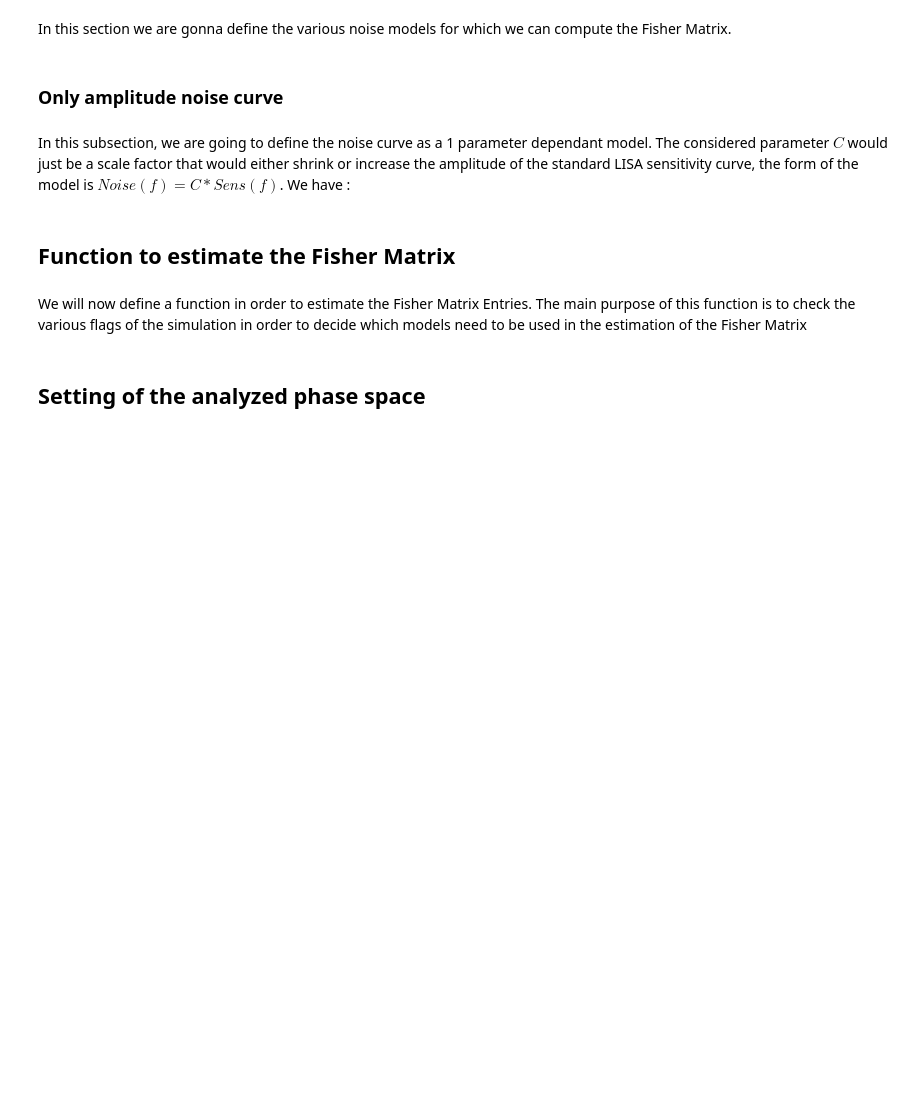
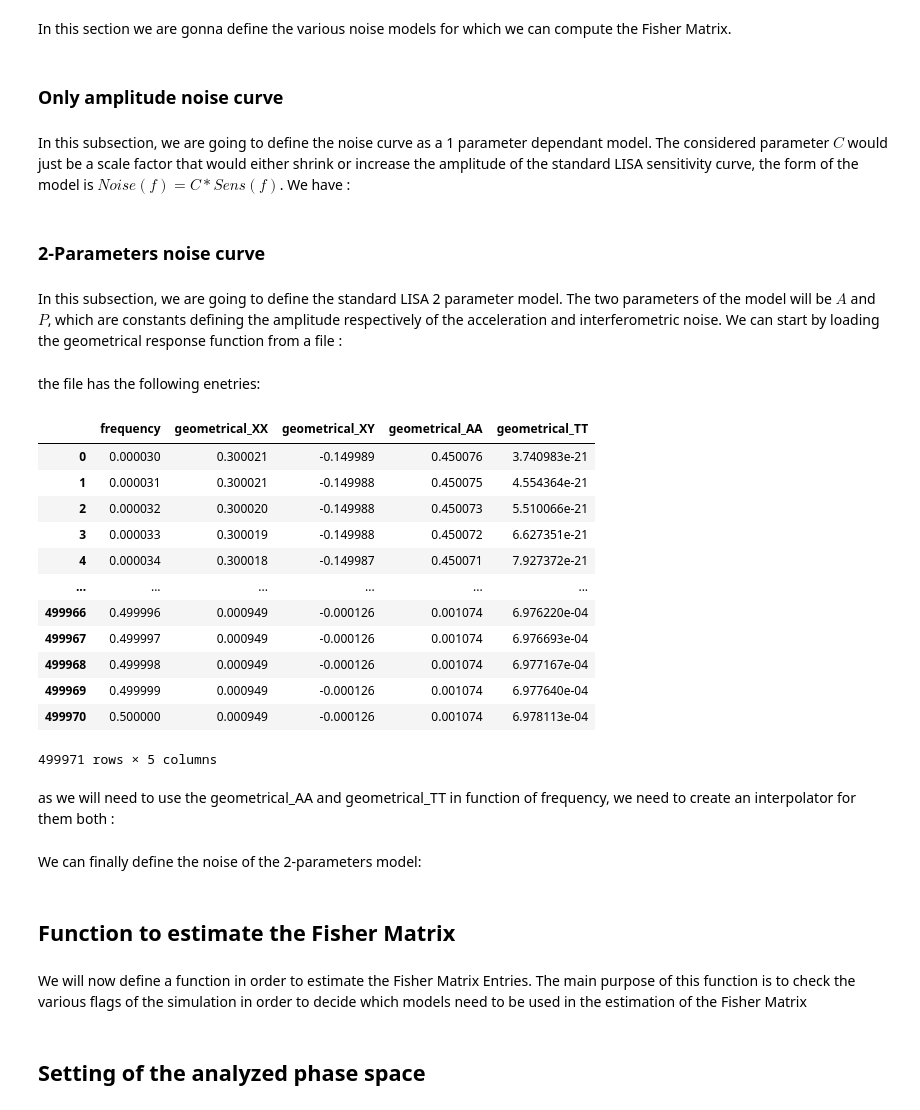
Before and after one commit to KuZa91/PBH_subpopulations_effects_analysis, a Jupyter notebook: FisherMatrixSGWB.ipynb, the cells around one changed output. Saved outputs shown, nothing was run; the diff lists cells and outputs as text; code cells hidden in the pictures; blank space fills up the shorter version.

```diff
--- a/FisherMatrixSGWB.ipynb
+++ b/FisherMatrixSGWB.ipynb
@@ -327,3 +338,30 @@ if NoiseAmp1P:
 if NoiseAmp1P:
     def d1_OnlyAmp_1P(f):
         return Sens_Fit(f)
+# %% [markdown]
+<h3> 2-Parameters noise curve </h3>
+# %% [markdown]
+In this subsection, we are going to define the standard LISA 2 parameter model. The two parameters of the model will be $A$ and $P$, which are constants defining the amplitude respectively of the acceleration and interferometric noise. We can start by loading the geometrical response function from a file :
+# %%
+GeomRf = pd.read_pickle('geometrical.pkl')
+# %% [markdown]
+the file has the following enetries:
+# %%
+# We need to use 2 * Geom AA + Geom_TT
+GeomRf
+# %% [output]
+|  | frequency | geometrical_XX | geometrical_XY | geometrical_AA | geometrical_TT |
+| 0 | 0.000030 | 0.300021 | -0.149989 | 0.450076 | 3.740983e-21 |
+| 1 | 0.000031 | 0.300021 | -0.149988 | 0.450075 | 4.554364e-21 |
+| 2 | 0.000032 | 0.300020 | -0.149988 | 0.450073 | 5.510066e-21 |
+| 3 | 0.000033 | 0.300019 | -0.149988 | 0.450072 | 6.627351e-21 |
+| 4 | 0.000034 | 0.300018 | -0.149987 | 0.450071 | 7.927372e-21 |
+| ... | ... | ... | ... | ... | ... |
+| 499966 | 0.499996 | 0.000949 | -0.000126 | 0.001074 | 6.976220e-04 |
+| 499967 | 0.499997 | 0.000949 | -0.000126 | 0.001074 | 6.976693e-04 |
+| 499968 | 0.499998 | 0.000949 | -0.000126 | 0.001074 | 6.977167e-04 |
+| 499969 | 0.499999 | 0.000949 | -0.000126 | 0.001074 | 6.977640e-04 |
+| 499970 | 0.500000 | 0.000949 | -0.000126 | 0.001074 | 6.978113e-04 |
+499971 rows × 5 columns
+# %% [markdown]
+as we will need to use the geometrical_AA and geometrical_TT in function of frequency, we need to create an interpolator for them both :
@@ -329,0 +371,2 @@ if NoiseAmp1P:
+# %% [markdown]
+We can finally define the noise of the 2-parameters model:
```
Also changed, not shown: parts of 26 cells of this notebook, 3 other files.
